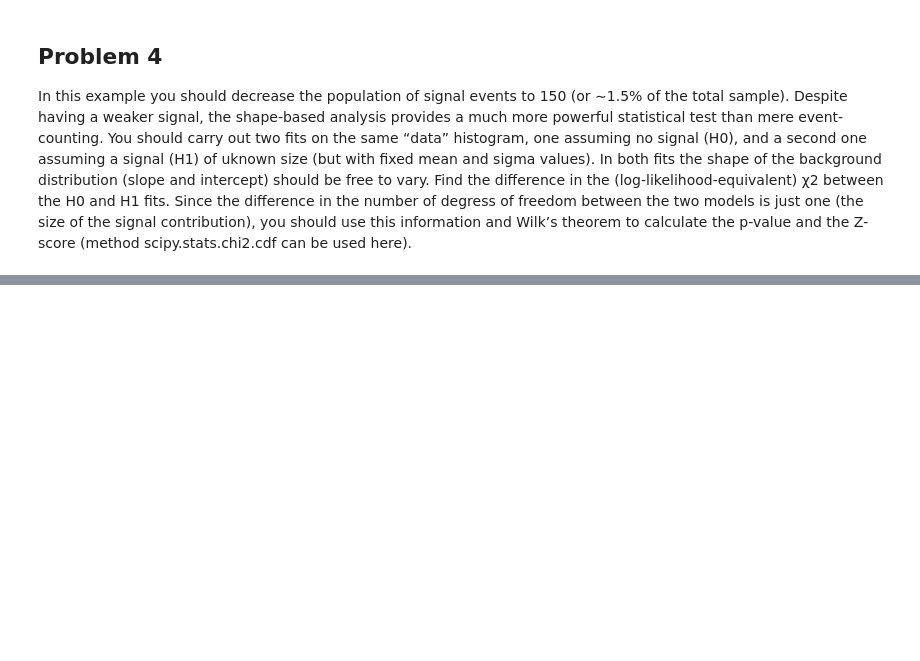
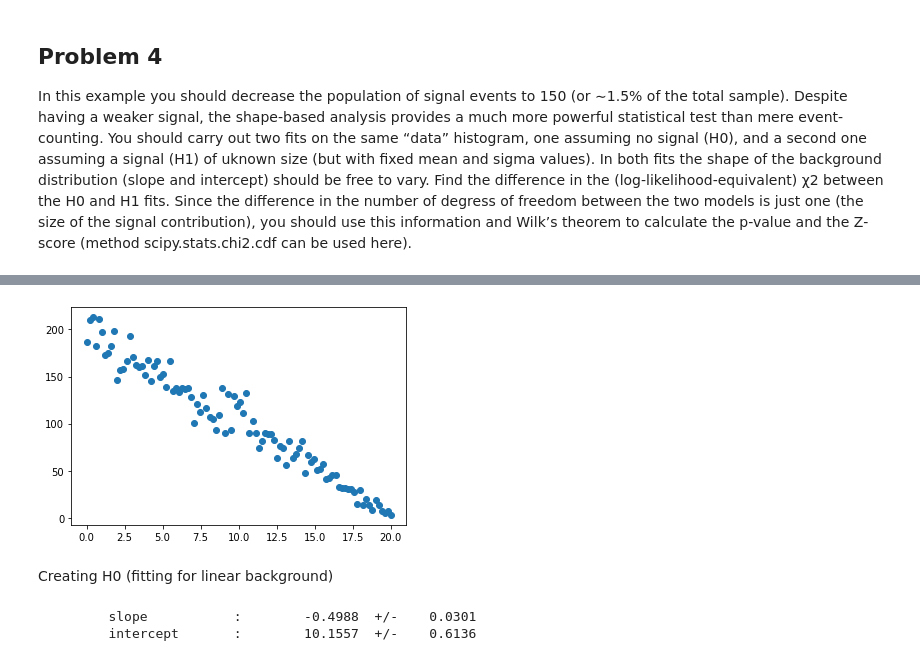
Before and after one commit to CasperMcTavish/DAML, a Jupyter notebook: CP5-WAITON-S1739002.ipynb, the cells around one changed output, grey strips where cells are left out. Cells and saved outputs as stored; diff of their text form; code cells hidden in the pictures; blank space fills up the shorter version.

```diff
--- a/CP5-WAITON-S1739002.ipynb
+++ b/CP5-WAITON-S1739002.ipynb
@@ -394,0 +411,6 @@ data, sig_data, bgd_data = singleToyData(nevents_sig = 150, nevents_bdg = 10000)
+# %%
+# Showing out XY plot for the data
+plt.scatter(bin_pos, heights)
+plt.show()
+# %% [output]
+[figure, added]
@@ -394,0 +471,2 @@ data, sig_data, bgd_data = singleToyData(nevents_sig = 150, nevents_bdg = 10000)
+# %% [markdown]
+Creating H0 (fitting for linear background)
@@ -394,0 +495,12 @@ data, sig_data, bgd_data = singleToyData(nevents_sig = 150, nevents_bdg = 10000)
+# %%
+# Setting up minuit
+n = Minuit(chisquared, slope = -0.5, intercept = 15)
+n.errors = [0.5,0.5]
+n.errordef=0.5
+
+result = n.migrad()
+
+showIminuitResult(("slope", "intercept"), n)
+# %% [output]
+         slope           :        -0.4988  +/-    0.0301
+         intercept       :        10.1557  +/-    0.6136
```
Also changed, not shown: parts of 23 cells of this notebook.
